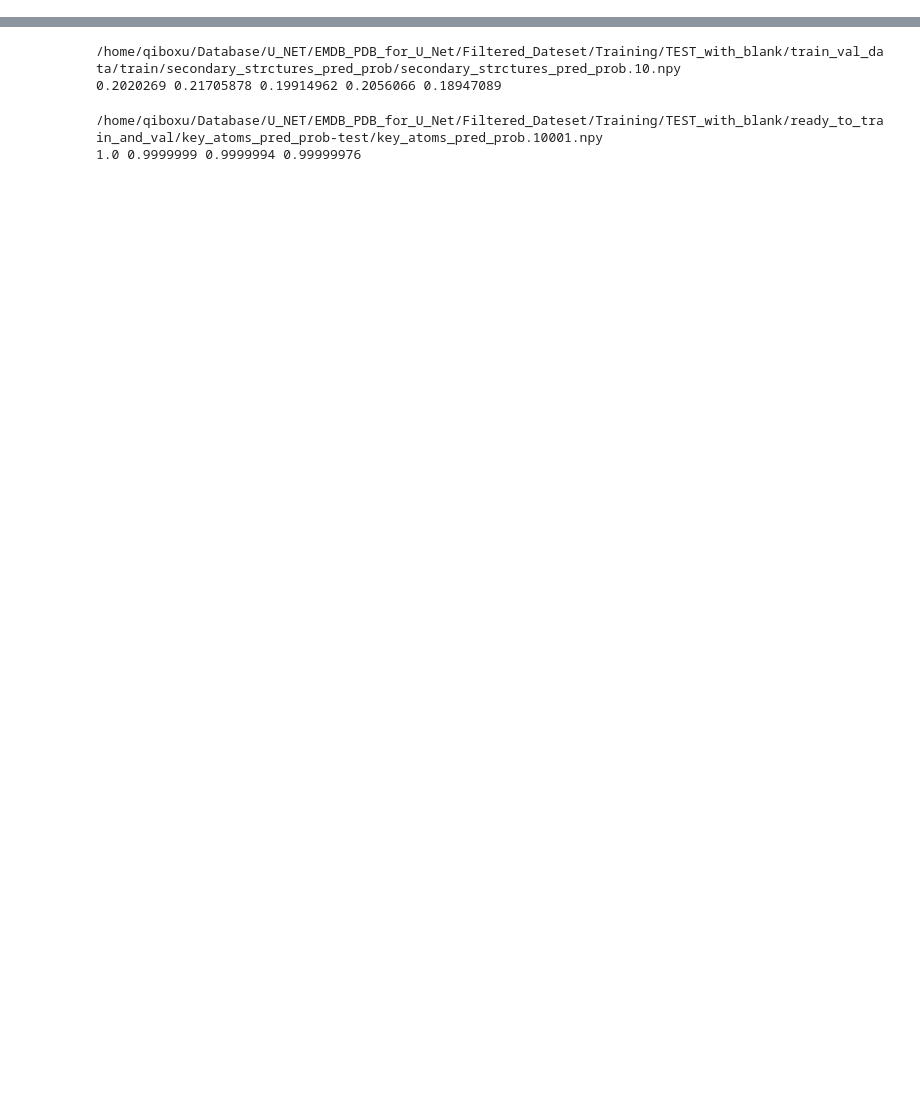
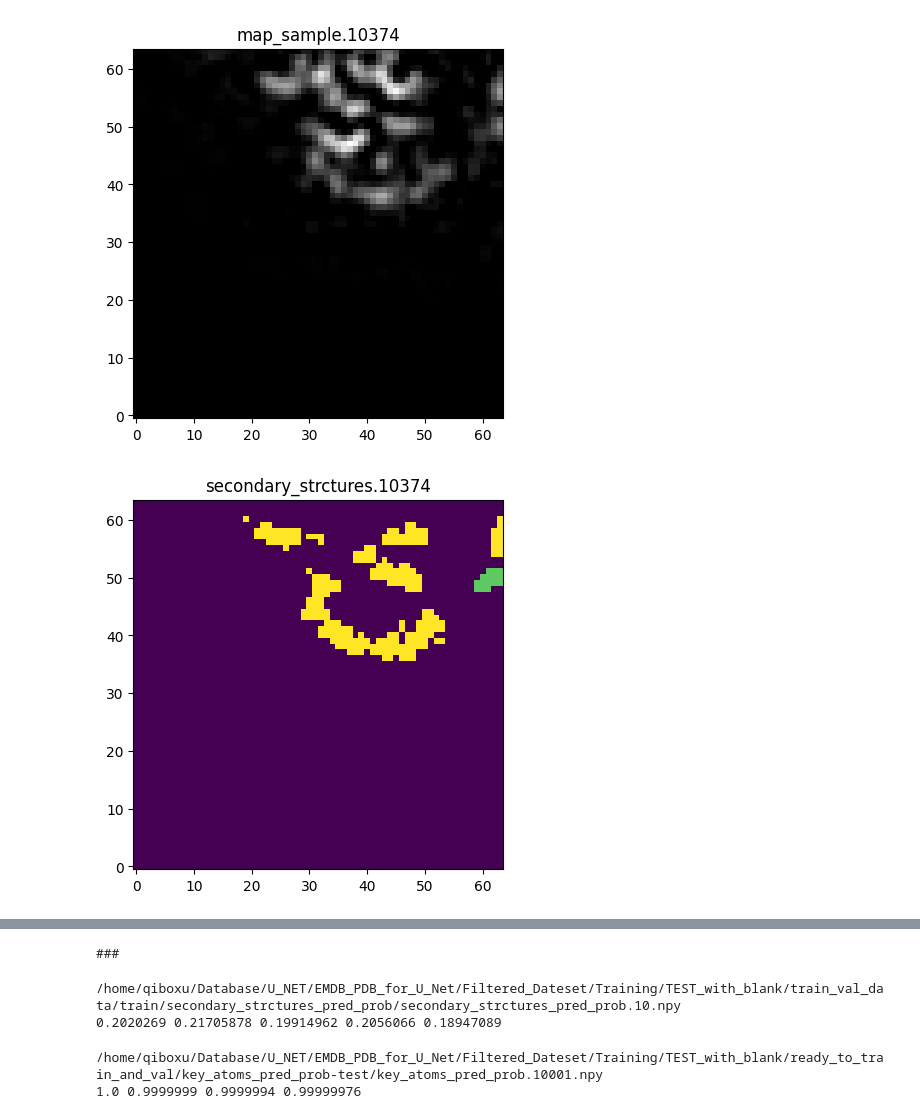
Before and after one commit to t00shadow/cryoID2, a Jupyter notebook: B_Unet_model_training/debug/test.ipynb, the cells around one changed output, grey strips where cells are left out. Drawn from its saved outputs; the diff is of its cells as text; code cells hidden in the pictures; blank space fills up the shorter version.

```diff
--- a/B_Unet_model_training/debug/test.ipynb
+++ b/B_Unet_model_training/debug/test.ipynb
@@ -8,3 +8,35 @@ import glob
 from matplotlib.colors import Normalize
 MAIN_PATH = '/home/qiboxu/Database/U_NET/EMDB_PDB_for_U_Net/Filtered_Dateset/Training/TEST_with_blank'
 idx = 2
+# %%
+# test generatred data
+import numpy as np
+import matplotlib.pyplot as plt
+
+for num in range(10374, 10375):
+    model_type = 'map_sample'
+    mapname = f'/home/qiboxu/Database/U_NET/EMDB_PDB_for_U_Net/Filtered_Dateset/Training/TEST_20240520/train_val_data/val/{model_type}/map.{num}.npy'
+    aaa = np.load(mapname)
+    # print(np.max(aaa))
+    plt.imshow(aaa[:, :, 30], cmap='gray', origin='lower')
+    plt.title(f'{model_type}.{num}')
+    plt.show()
+
+    model_type = 'secondary_strctures'
+    filename = f'/home/qiboxu/Database/U_NET/EMDB_PDB_for_U_Net/Filtered_Dateset/Training/TEST_20240520/train_val_data/val/{model_type}/model_{model_type}.{num}.npy'
+    aaa = np.load(filename)
+    plt.imshow(aaa[:, :, 30], origin='lower')
+    plt.title(f'{model_type}.{num}')
+    plt.show()
+
+    model_type = 'secondary_strctures_pred_prob'
+    filename = f'/home/qiboxu/Database/U_NET/EMDB_PDB_for_U_Net/Filtered_Dateset/Training/TEST_20240520/train_val_data/val/{model_type}/{model_type}.{num}.npy'
+    aaa = np.load(filename)
+    # print(aaa.shape)
+    plt.imshow(np.argmax(aaa, 0)[:, :, 30], origin='lower')
+    plt.title(f'{model_type}.{num}')
+    plt.show()
+    print("###")
+# %% [output]
+[figure, added]
+[figure, added]
@@ -11,3 +44,4 @@ idx = 2
+###
 # %%
 data_path = os.path.join(MAIN_PATH, 'train_val_data', 'train')
 
```
Also changed, not shown: parts of 1 cell of this notebook, 4 other files.
